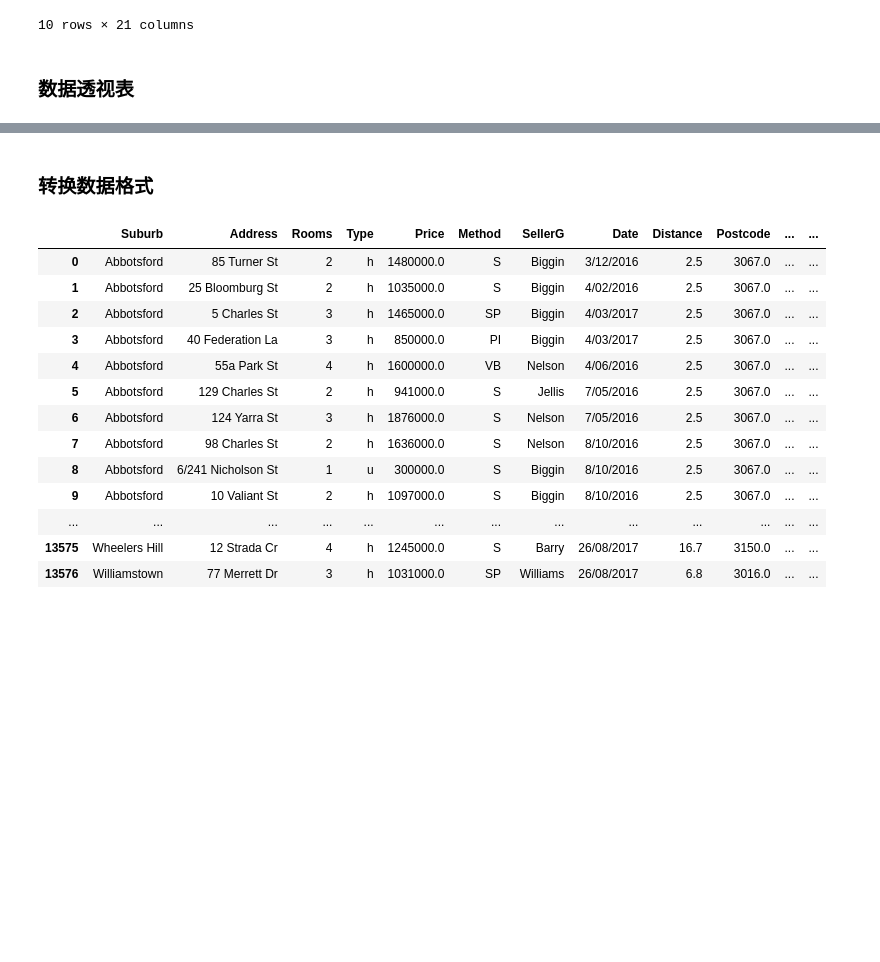
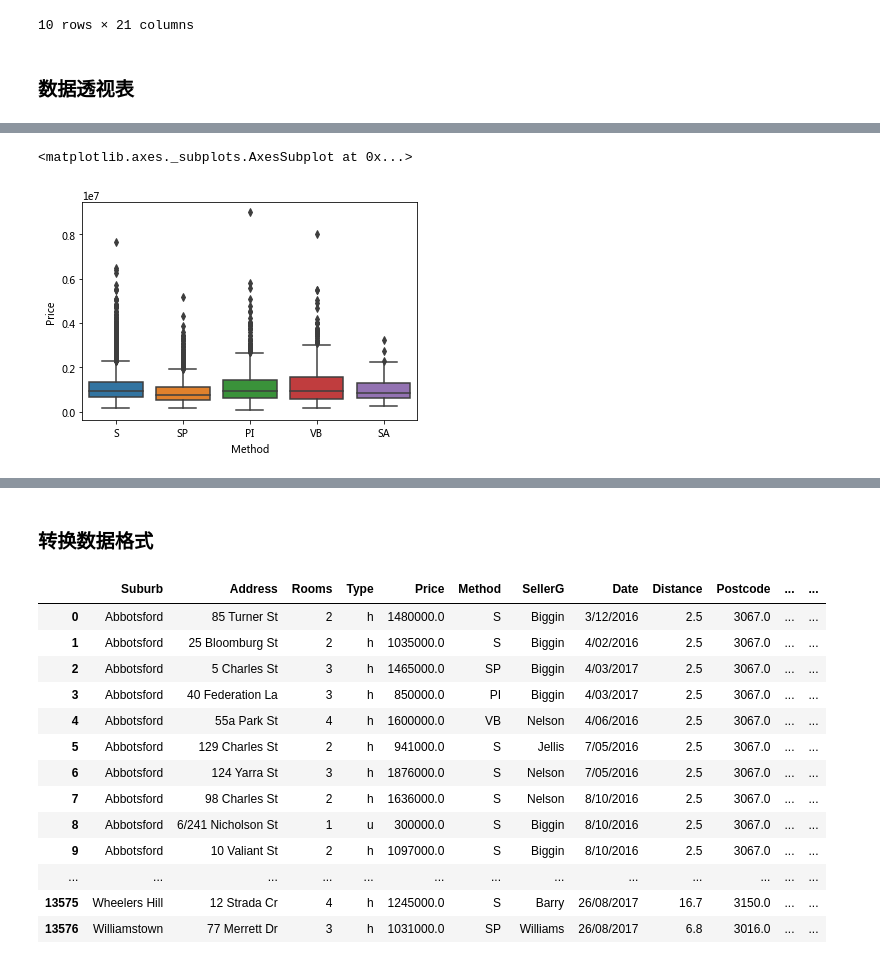
Before and after one commit to Rickiegg/mysql_learning, a Jupyter notebook: analysis_toolkit.ipynb, the cells around one changed output, grey strips where cells are left out. Cells and saved outputs as stored; diff of their text form; code cells hidden in the pictures; blank space fills up the shorter version.

```diff
--- a/analysis_toolkit.ipynb
+++ b/analysis_toolkit.ipynb
@@ -204,0 +298,5 @@ h_data.pivot_table('Price',index='Method',columns='Rooms',aggfunc='mean')
+# %%
+sns.boxplot(x=h_data.Method,y=h_data.Price)
+# %% [output]
+<matplotlib.axes._subplots.AxesSubplot at 0x...>
+[figure, added]
```
Also changed, not shown: parts of 11 cells of this notebook.
